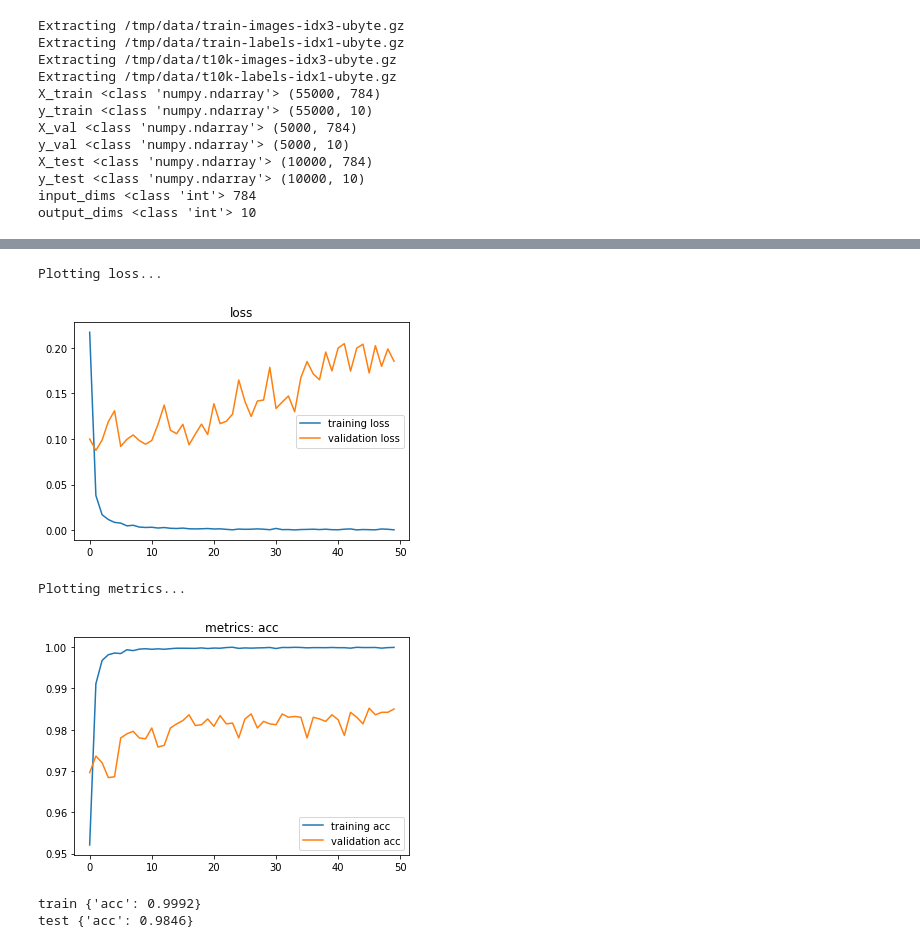
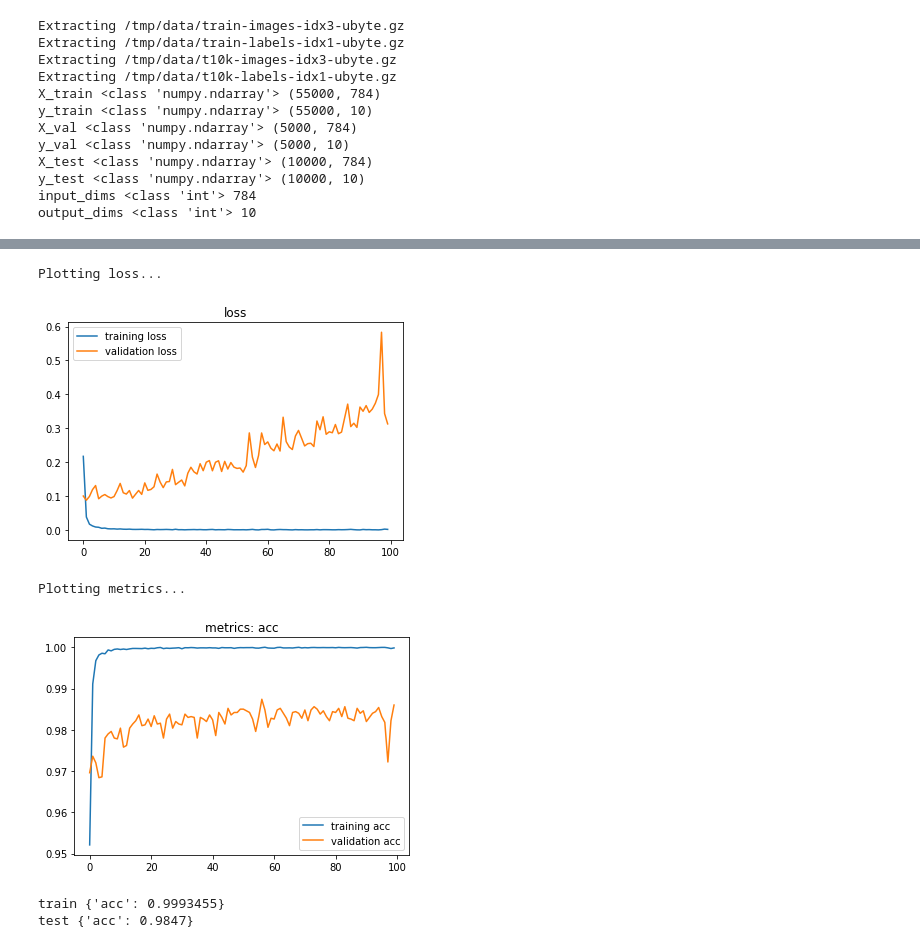
Before and after one commit to johnnyasd12/kd-tensorflow, a Jupyter notebook: KD_01.ipynb, the cells around one changed output, grey strips where cells are left out. Saved outputs shown, nothing was run; the diff lists cells and outputs as text; code cells hidden in the pictures.

```diff
--- a/KD_01.ipynb
+++ b/KD_01.ipynb
@@ -108,7 +108,7 @@ if try_cls2:
         ,y=y_train
         ,val_set=[X_val,y_val]
         ,batch_size=100
-        ,n_epochs=50
+        ,n_epochs=100
         ,display_steps=100)
 # %% [output]
 [name: "/device:CPU:0"
@@ -131,18 +131,19 @@ Epoch 50 finished, loss= 0.00044042626 val loss= 0.18524632 ,  acc = 0.999909 va
 # %%
 if try_cls2:
+    gc.collect()
     teacher.plt_loss()
     teacher.plt_metrics()
     train_metric = teacher.get_metrics(X_train, y_train)
     test_metric = teacher.get_metrics(X_test, y_test)
     print('train',train_metric)
     print('test',test_metric)
 # %% [output]
 Plotting loss...
-[figure, old version]
+[figure, new version]
 Plotting metrics...
-[figure, old version]
+[figure, new version]
-train {'acc': 0.9992}
-test {'acc': 0.9846}
+train {'acc': 0.9993455}
+test {'acc': 0.9847}
 # %%
 # plot and show sample
 if try_cls2:
```
Also changed, not shown: parts of 8 cells of this notebook.
